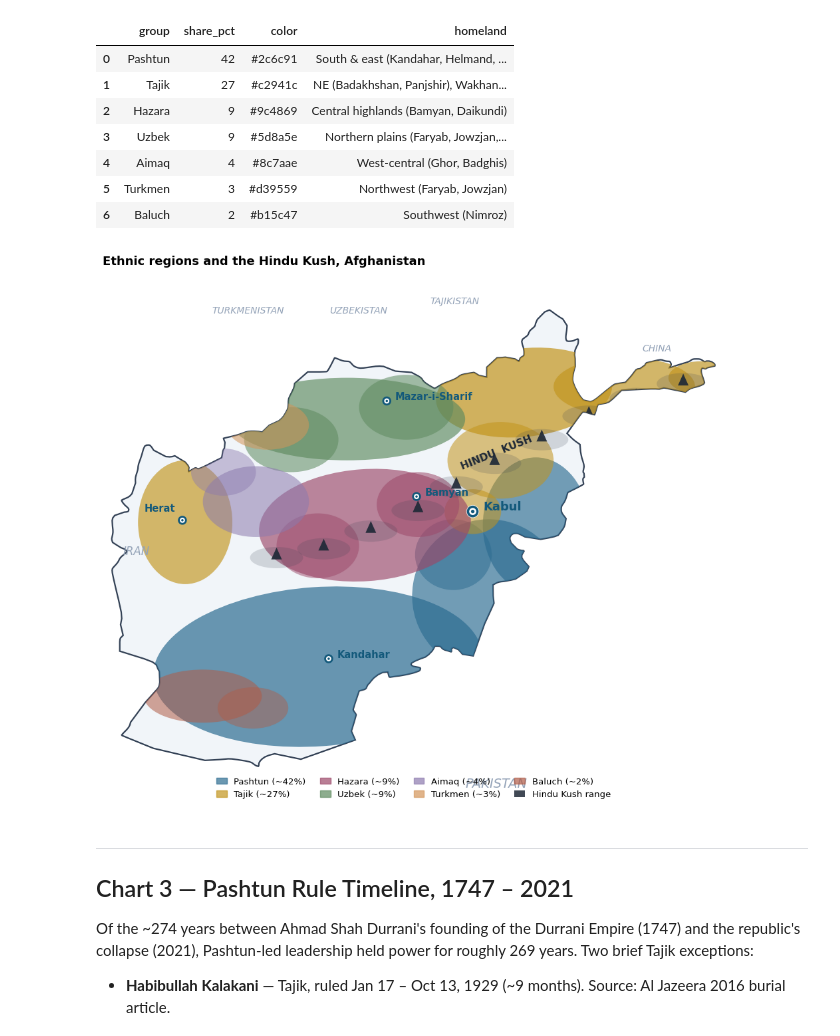
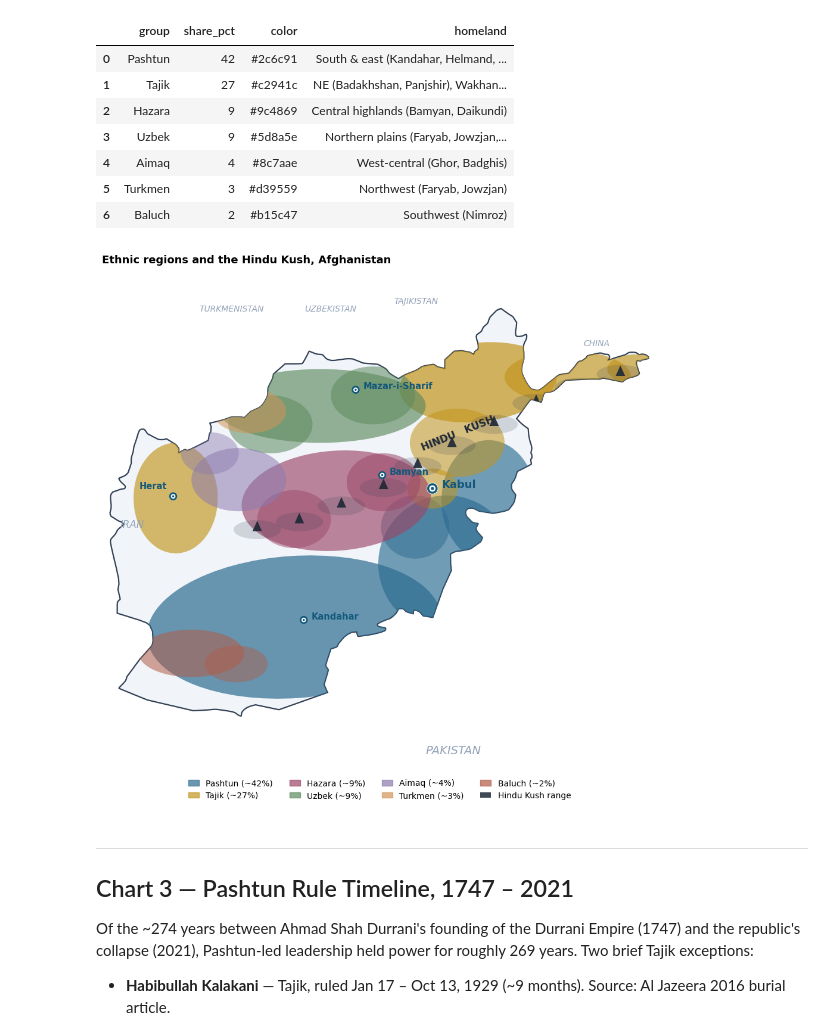
Before and after one commit to mahmad100/ahmadi-research-data, a Jupyter notebook: One Country Too Many Nations/Afghanistan_Data.ipynb, the cells around one changed output. Cells and saved outputs as stored; diff of their text form; code cells hidden in the pictures.

```diff
--- a/One Country Too Many Nations/Afghanistan_Data.ipynb
+++ b/One Country Too Many Nations/Afghanistan_Data.ipynb
@@ -100,7 +100,7 @@ spend
 | 0 | Marshall Plan | 16 | 1948-1952 | 13.3 | 150.0 | Stable democracies | 9.375 | 1.000000 |
 | 1 | Afghanistan | 1 | 2001-2021 | 2313.0 | 2600.0 | State collapse | 2600.000 | 17.333333 |
 # %%
-fig, ax = plt.subplots(figsize=(10, 4))
+fig, ax = plt.subplots(figsize=(10, 4.2))
 y = np.arange(len(spend))
 h = 0.36
 
@@ -111,9 +111,9 @@ ax.barh(y + h/2, spend['Real2024_B'], h, label='Inflation-adjusted (2024 USD)',
 
 for i, row in spend.iterrows():
     ax.text(row['Nominal_B'] + 30, i - h/2,
-            f"\${row['Nominal_B']:,.0f}B", va='center', fontsize=9, color='#374151')
+            f"${row['Nominal_B']:,.0f}B", va='center', fontsize=9, color='#374151')
     ax.text(row['Real2024_B'] + 30, i + h/2,
-            f"\${row['Real2024_B']:,.0f}B", va='center', fontsize=9.5, color='#111827', fontweight='bold')
+            f"${row['Real2024_B']:,.0f}B", va='center', fontsize=9.5, color='#111827', fontweight='bold')
 
 ax.set_yticks(y)
 ax.set_yticklabels([f"{p}\n({c} countries, {yr})" for p, c, yr in
@@ -121,9 +121,11 @@ ax.set_yticklabels([f"{p}\n({c} countries, {yr})" for p, c, yr in
                    fontsize=11)
 ax.invert_yaxis()
 ax.set_xlabel('USD billions')
-ax.set_xlim(0, 2900)
+ax.set_xlim(0, 3100)
 ax.set_title('Marshall Plan vs. Afghanistan: total reconstruction spending')
-ax.legend(loc='lower right', frameon=False, fontsize=10)
+# Legend above the plot area so it never overlaps the long Afghanistan bar
+ax.legend(loc='upper center', bbox_to_anchor=(0.5, -0.18), ncol=2,
+          frameon=False, fontsize=10, columnspacing=2.2)
 ax.grid(axis='x', alpha=0.18)
 ax.grid(axis='y', visible=False)
 plt.tight_layout()
@@ -336,9 +338,9 @@ PEAKS = [
     (585, 420), (520, 460), (440, 495), (360, 525), (280, 540),
 ]
 
-fig, ax = plt.subplots(figsize=(11, 8.5))
+fig, ax = plt.subplots(figsize=(11, 9.5))
 ax.set_xlim(-15, 1040)
-ax.set_ylim(950, 70)  # invert y so the country renders right-side-up
+ax.set_ylim(995, 60)  # invert y so the country renders right-side-up; extra room top + bottom
 ax.set_aspect('equal')
 ax.axis('off')
 
@@ -365,7 +367,7 @@ for px, py in PEAKS:
     ax.add_patch(tri); tri.set_clip_path(country_patch)
 
 # Hindu Kush range label, rotated along the spine
-ax.text(595, 395, 'HINDU  KUSH', fontsize=11, fontweight='700',
+ax.text(595, 395, 'HINDU   KUSH', fontsize=12, fontweight='700',
         color='#1f2937', rotation=22, rotation_mode='anchor', zorder=5)
 
 # City markers and labels
@@ -380,37 +382,37 @@ for name, lat, lon, is_capital in CITIES:
         ax.add_patch(Ellipse((x, y), 12, 12, facecolor='white', edgecolor=BRAND['title_blue'], linewidth=2, zorder=5))
         ax.add_patch(Ellipse((x, y),  4,  4, facecolor=BRAND['title_blue'], edgecolor='none', zorder=5))
         if name == 'Herat':
             ax.text(x-12, y-15, name, fontsize=10.5, fontweight='600', color=BRAND['title_blue'],
                     ha='right', zorder=6)
         else:
             ax.text(x+14, y-2, name, fontsize=10.5, fontweight='600', color=BRAND['title_blue'], zorder=6)
 
 # Bordering country labels (italic, light grey)
 borders = [
     ('IRAN',         20, 540, 12),
-    ('PAKISTAN',    600, 935, 14),
+    ('PAKISTAN',    600, 970, 14),
     ('TURKMENISTAN',170, 130, 10),
     ('UZBEKISTAN',  370, 130, 10),
     ('TAJIKISTAN',  540, 115, 10),
     ('CHINA',       900, 195, 10),
 ]
 for txt, x, y, sz in borders:
     ax.text(x, y, txt, fontsize=sz, color='#94a3b8', fontstyle='italic', fontweight='500', zorder=2)
 
 ax.set_title('Ethnic regions and the Hindu Kush, Afghanistan')
 
 # Legend (atlas palette)
 handles = [Patch(facecolor=row['color'], edgecolor=row['color'], alpha=0.70,
                  label=f"{row['group']} (~{row['share_pct']}%)")
            for _, row in ethnic.iterrows()]
 handles.append(Patch(facecolor='#1f2937', edgecolor='none', alpha=0.85, label='Hindu Kush range'))
-ax.legend(handles=handles, loc='lower center', bbox_to_anchor=(0.5, -0.02),
-          ncol=4, frameon=False, fontsize=9.5, columnspacing=1.6, handlelength=1.2)
+ax.legend(handles=handles, loc='upper center', bbox_to_anchor=(0.5, -0.01),
+          ncol=4, frameon=False, fontsize=10, columnspacing=2.0, handlelength=1.3)
 
 plt.tight_layout()
 plt.show()
 # %% [output]
-[figure, old version]
+[figure, new version]
 # %% [markdown]
 ---
 
```
Also changed, not shown: parts of 2 cells of this notebook.
